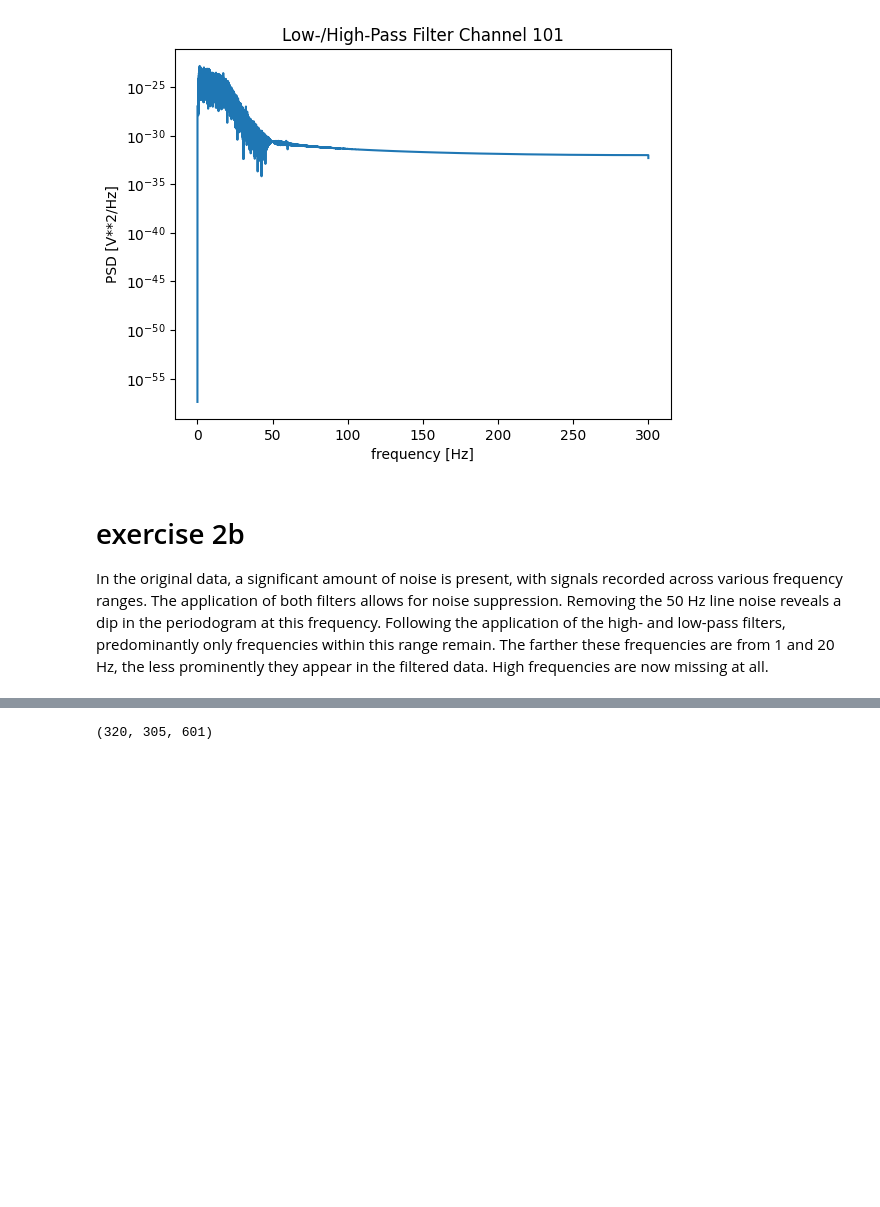
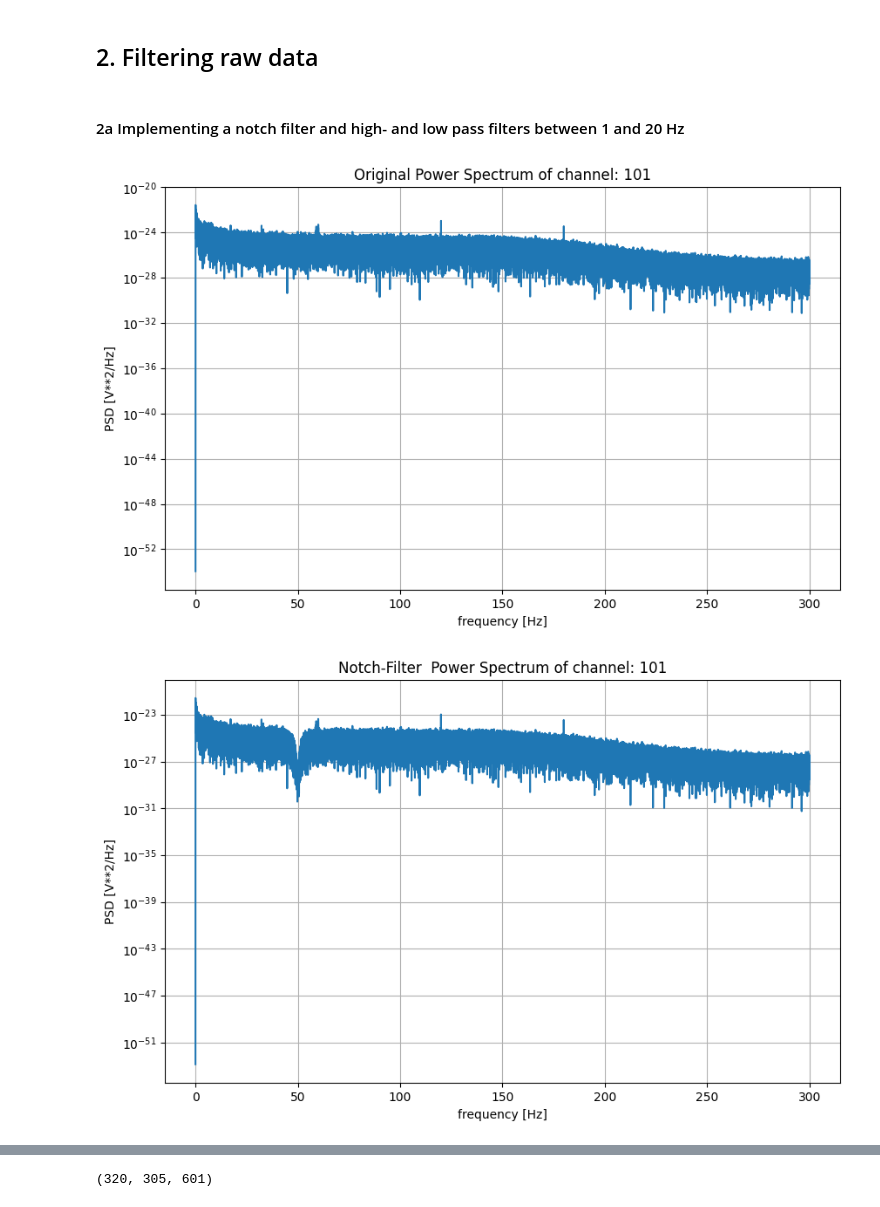
Before and after one commit to rfahrn/Time-Series-Exercises, a Jupyter notebook: exercise_2.ipynb, the cells around one changed output, grey strips where cells are left out. Saved outputs shown, nothing was run; the diff lists cells and outputs as text; code cells hidden in the pictures; blank space fills up the shorter version.

```diff
--- a/exercise_2.ipynb
+++ b/exercise_2.ipynb
@@ -64,19 +25,47 @@ plt.show()
-# %%
-low = 1
-high = 20
-
-b, a = b, a = butter(4, [low, high], fs=sample_freq, btype='bandpass')
-filtered_data = filtfilt(b, a, filtered_data)
-
-f, Pxx_den = periodogram(filtered_data[channel_idx], sample_freq)
-plt.semilogy(f, Pxx_den)
-plt.title(f'Low-/High-Pass Filter Channel {channel_idx + 1}')
-plt.xlabel('frequency [Hz]')
-plt.ylabel('PSD [V**2/Hz]')
-plt.show()
-# %% [output]
-[figure, removed]
-# %% [markdown]
-# exercise 2b
-
-In the original data, a significant amount of noise is present, with signals recorded across various frequency ranges. The application of both filters allows for noise suppression. Removing the 50 Hz line noise reveals a dip in the periodogram at this frequency. Following the application of the high- and low-pass filters, predominantly only frequencies within this range remain. The farther these frequencies are from 1 and 20 Hz, the less prominently they appear in the filtered data. High frequencies are now missing at all.
+# %% [markdown]
+## 2. Filtering raw data
+# %% [markdown]
+#### 2a Implementing a notch filter and high- and low pass filters between 1 and 20 Hz
+# %%
+
+# Notch filter parameters
+fs = 600  # sample frequency (Hz)
+f0 = 50.0  # frequency to be removed from signal (Hz): notch freq.
+quality_factor = 10 #  a higher quality factor = narrower filter/bandwidth, more precisely targeting the notch freq. (bandwidth = notch_freq / quality_factor)
+# design notch filter
+b, a = iirnotch(f0, quality_factor, fs)
+# apply notch filter
+notch_filtered_data = filtfilt(b, a, data)
+
+# High-pass and low-pass filter parameters
+lowcut = 1.0
+highcut = 20.0
+
+b, a = b, a = butter(4, [lowcut, highcut], fs=fs, btype='bandpass')
+notch_high_low_filtered_data = filtfilt(b, a, notch_filtered_data)
+
+
+# sample channel to test filters
+channel_idx = 100
+
+def plot_power_spectrum(d, fs, title):
+    f, Pxx_den = periodogram(d, fs)
+    plt.figure(figsize=(10, 6))
+    plt.semilogy(f, Pxx_den)
+    # plt.title(f'Notch-Filter Channel {channel_idx + 1}')
+    plt.xlabel('frequency [Hz]')
+    plt.ylabel('PSD [V**2/Hz]')
+    plt.title(title)
+    plt.grid(True) # or plt.show()
+
+# original data PS of channel 101
+plot_power_spectrum(data[channel_idx], fs, f'Original Power Spectrum of channel: {channel_idx + 1}')
+
+# notch filtered data PS of channel 101
+plot_power_spectrum(notch_filtered_data[channel_idx], fs, f'Notch-Filter  Power Spectrum of channel: {channel_idx + 1}')
+
+# notch and high/low filtered data PS of channel 101
+plot_power_spectrum(notch_high_low_filtered_data[channel_idx], fs, f'Notch- and High-/Low-Pass Filter Power Spectrum of channel: {channel_idx + 1}')
+# %% [output]
+[figure, added]
+[figure, added]
```
Also changed, not shown: parts of 19 cells of this notebook.
